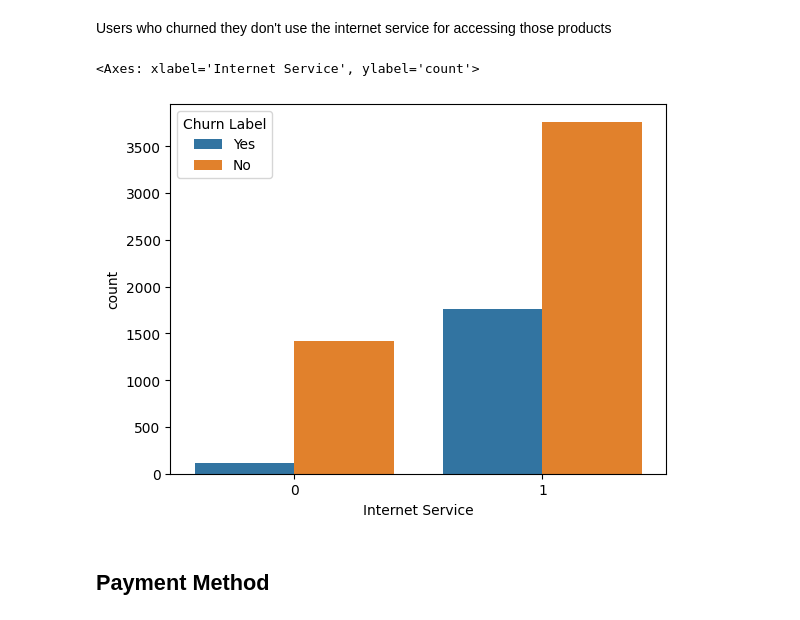
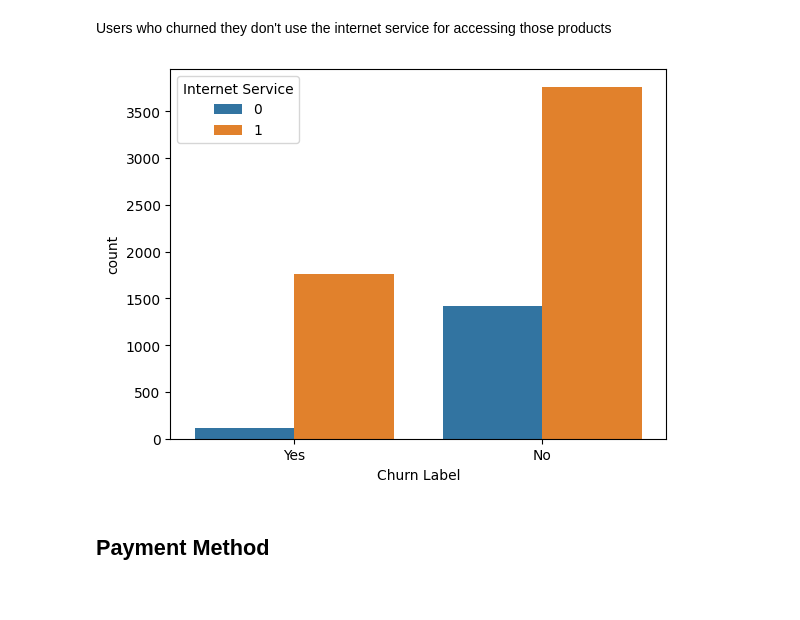
Before and after one commit to marcellinus-witarsah/data-challenge-dsw-2023, a Jupyter notebook: notebooks/03_churn_model.ipynb, the cells around one changed output. Drawn from its saved outputs; the diff is of its cells as text; code cells hidden in the pictures.

```diff
--- a/notebooks/03_churn_model.ipynb
+++ b/notebooks/03_churn_model.ipynb
@@ -290,10 +291,11 @@ def check_internet_service(row):
     else: return 1
 # %%
 df["Internet Service"] = df.apply(lambda x: check_internet_service(x), axis=1)  # feature engineering
-sns.countplot(data=df, x="Internet Service", hue="Churn Label")
+sns.countplot(data=df, x="Churn Label", hue="Internet Service")
+# plt.title("Churn Label vs Internet Service")
+plt.show()
 # %% [output]
-<Axes: xlabel='Internet Service', ylabel='count'>
-[figure, old version]
+[figure, new version]
 # %% [markdown]
 ## Payment Method
 # %%
```
Also changed, not shown: parts of 25 cells of this notebook, 4 other files.
